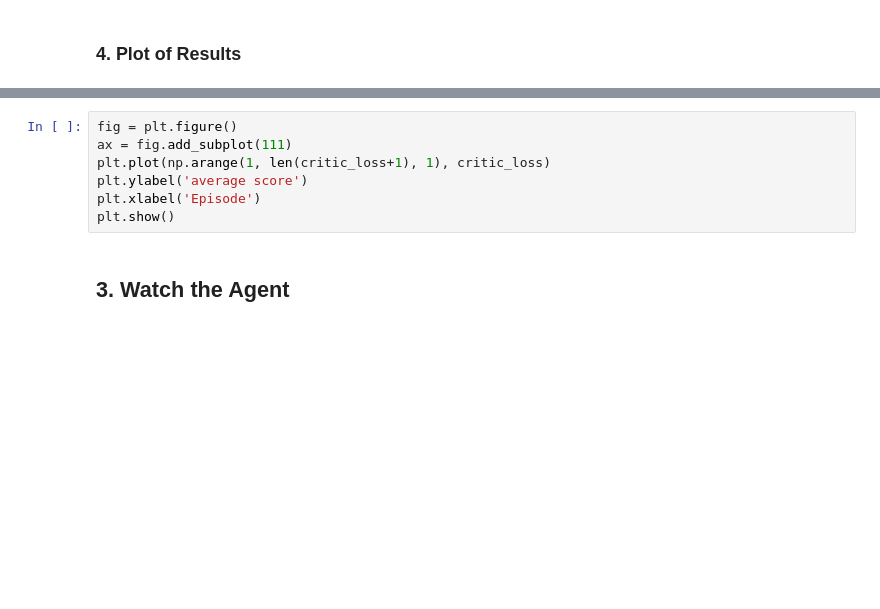
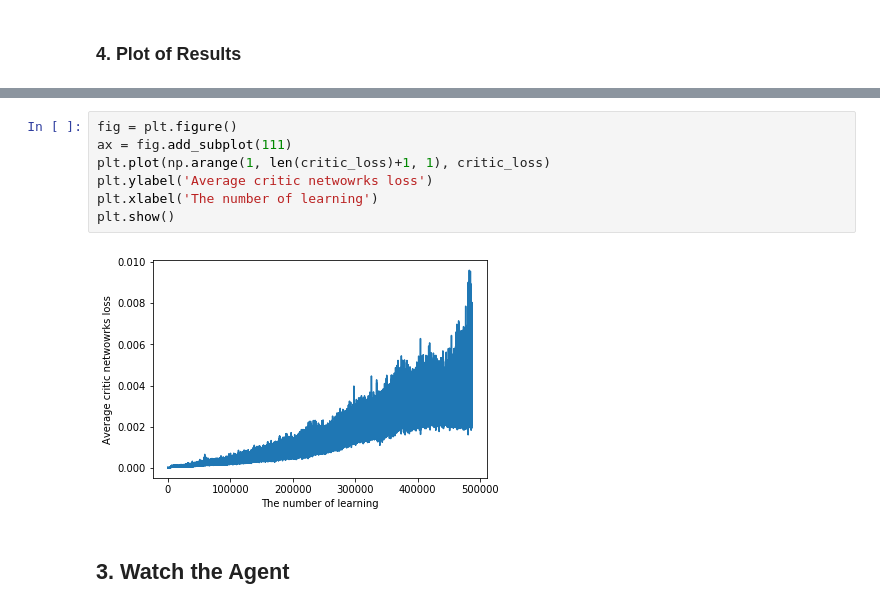
Before and after one commit to tae-yeop/Udacity_DRLND_continuous_control, a Jupyter notebook: Report.ipynb, the cells around one changed output, grey strips where cells are left out. Drawn from its saved outputs; the diff is of its cells as text; blank space fills up the shorter version.

```diff
--- a/Report.ipynb
+++ b/Report.ipynb
@@ -325,10 +359,12 @@ plt.show()
 # %%
 fig = plt.figure()
 ax = fig.add_subplot(111)
-plt.plot(np.arange(1, len(critic_loss+1), 1), critic_loss)
-plt.ylabel('average score')
-plt.xlabel('Episode')
+plt.plot(np.arange(1, len(critic_loss)+1, 1), critic_loss)
+plt.ylabel('Average critic netwowrks loss')
+plt.xlabel('The number of learning')
 plt.show()
+# %% [output]
+[figure, added]
 # %% [markdown]
 ## 3. Watch the Agent
 # %%
```
Also changed, not shown: parts of 10 cells of this notebook, 7 other files.
